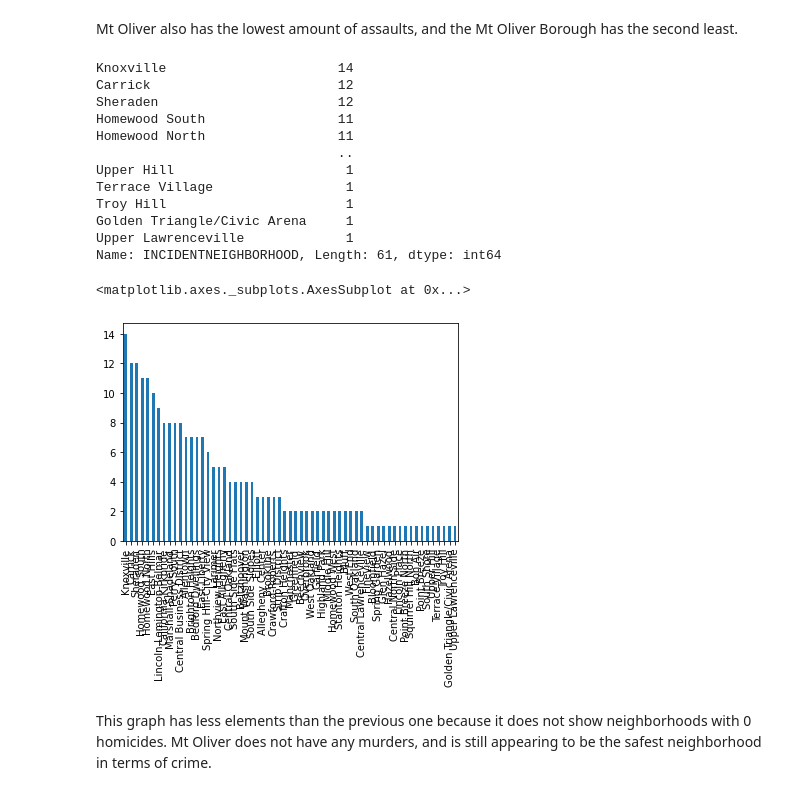
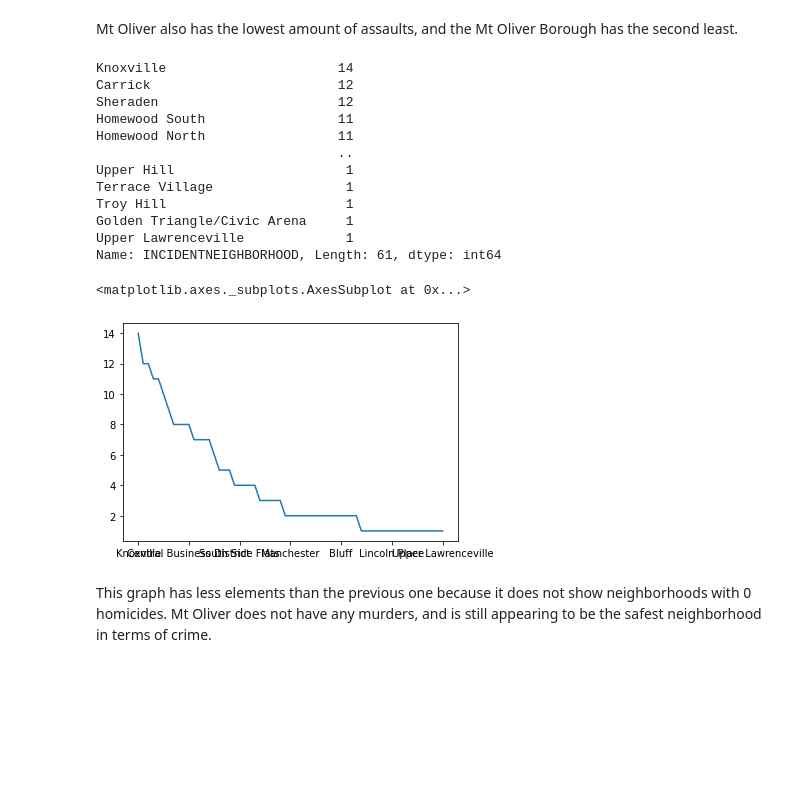
Before and after one commit to pww56/Group-23-Final-Project, a Jupyter notebook: SafestNeighborhood.ipynb, the cells around one changed output. Drawn from its saved outputs; the diff is of its cells as text; code cells hidden in the pictures; blank space fills up the shorter version.

```diff
--- a/SafestNeighborhood.ipynb
+++ b/SafestNeighborhood.ipynb
@@ -62,23 +62,23 @@ Mt Oliver also has the lowest amount of assaults, and the Mt Oliver Borough has
 # %%
 query_mask = crime['OFFENSES'].str.contains('Homicide', na = False)
 homicide = crime[query_mask]
 print(homicide['INCIDENTNEIGHBORHOOD'].value_counts())
-homicide['INCIDENTNEIGHBORHOOD'].value_counts().plot.bar()
+homicide['INCIDENTNEIGHBORHOOD'].value_counts().plot()
 # %% [output]
 Knoxville                      14
 Carrick                        12
 Sheraden                       12
 Homewood South                 11
 Homewood North                 11
                                ..
 Upper Hill                      1
 Terrace Village                 1
 Troy Hill                       1
 Golden Triangle/Civic Arena     1
 Upper Lawrenceville             1
 Name: INCIDENTNEIGHBORHOOD, Length: 61, dtype: int64
 <matplotlib.axes._subplots.AxesSubplot at 0x...>
-[figure, old version]
+[figure, new version]
 # %% [markdown]
 This graph has less elements than the previous one because it does not show neighborhoods with 0 homicides.  Mt Oliver does not have any murders, and is still appearing to be the safest neighborhood in terms of crime.
 # %%
```
Also changed, not shown: parts of 4 cells of this notebook.
